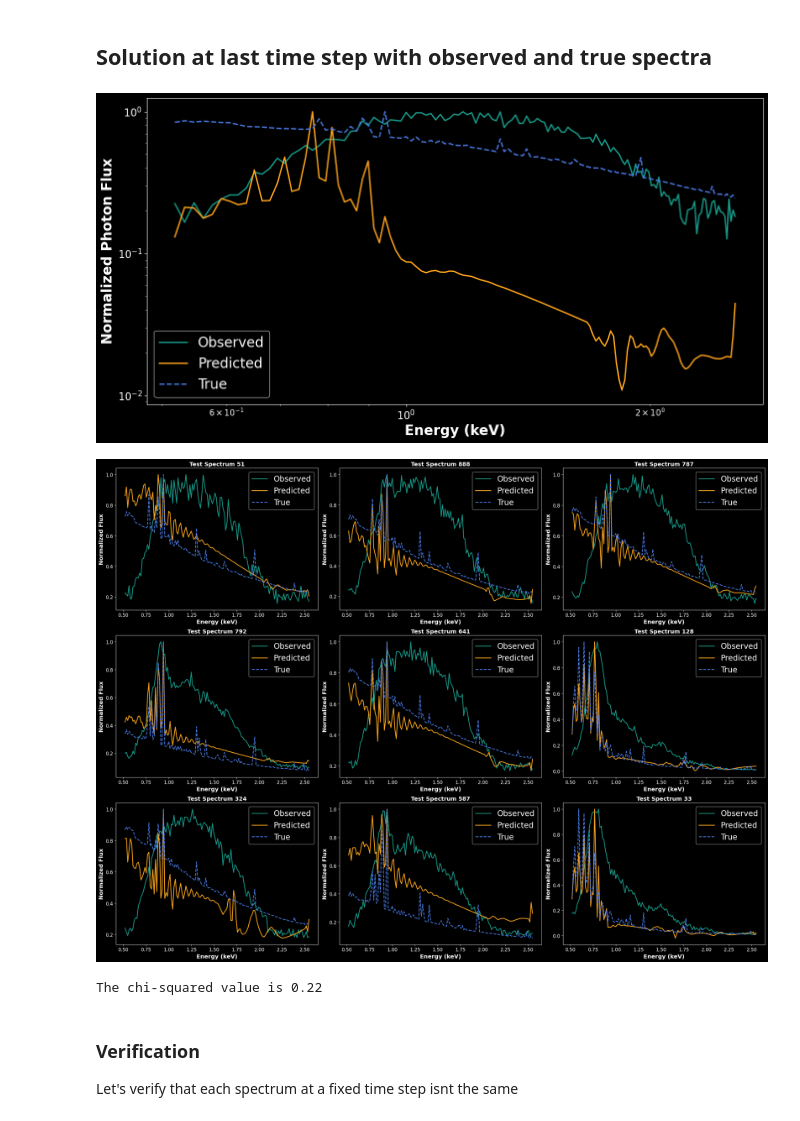
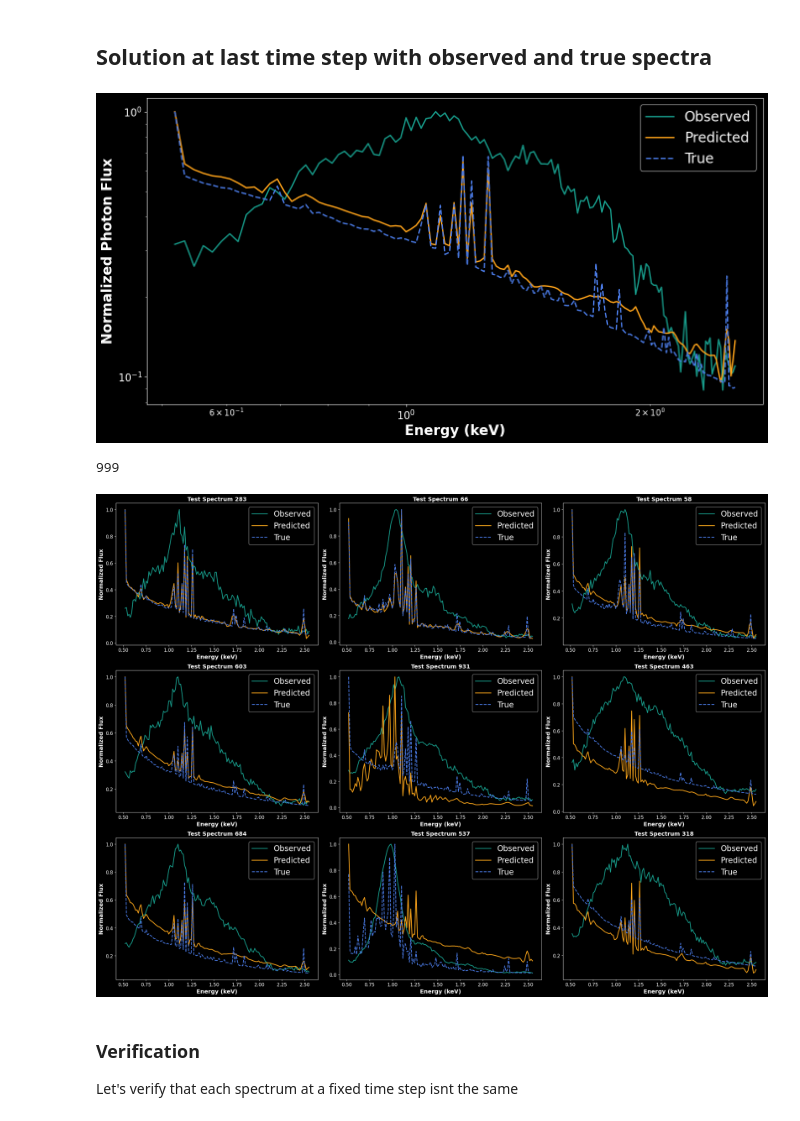
Before and after one commit to crhea93/astroRIM, a Jupyter notebook: Notebooks/Analysis.ipynb, the cells around one changed output. Drawn from its saved outputs; the diff is of its cells as text; code cells hidden in the pictures.

```diff
--- a/Notebooks/Analysis.ipynb
+++ b/Notebooks/Analysis.ipynb
@@ -12,13 +12,13 @@ from scipy.stats import chisquare
 plt.style.use("/home/carterrhea/Documents/dark.mplstyle")
 # %%
 # Path to rmfs (A)
-responses_data = pickle.load(open('../../RIM_data/rmfs_2202.pkl', 'rb'))
+responses_data = pickle.load(open('/home/carterrhea/Documents/RIM_data/rmfs_new.pkl', 'rb'))
 # Path to observed spectra (y)
-spectra_data = pickle.load(open('../../RIM_data/spectra_2202.pkl', 'rb'))
+spectra_data = pickle.load(open('/home/carterrhea/Documents/RIM_data/spectra_new.pkl', 'rb'))
 # Path to true spectra (x)
-true_spectra_data = pickle.load(open('../../RIM_data/true_2202.pkl', 'rb'))
+true_spectra_data = pickle.load(open('/home/carterrhea/Documents/RIM_data/true_new.pkl', 'rb'))
 # Trained RIM solutions
-ysol  = pickle.load(open('/home/carterrhea/Downloads/ysol_test_1000n_30e_4ts_32b_2.00E-03lr_2202.pkl', 'rb'))
+ysol  = pickle.load(open('/home/carterrhea/Downloads/ysol_test_1500n_50e_4ts_32b_2.00E-03lr_new.pkl', 'rb'))
 # These values are defined for this specific problem
 min_ = 35
 max_ = 175
@@ -28,7 +28,6 @@ spectra_y = [data[1][0][1][min_:max_] for data in spectra_data.items()]
 true_spectra_y = [data[1] for data in true_spectra_data.items()]
 spectra_response = [data[1][1] for data in spectra_data.items()]
 responses = [responses_data[val][min_:max_,min_:max_] for val in spectra_response]
-
 # Create training and validation sets
 valid_percentage = 0.9
 test_percentage = 1.0
@@ -60,7 +59,7 @@ And we can query a single time step of this solution with deconvolved[i][t]
 Here we query the first solution
 # %%
 fig = plt.figure(figsize=(16,8))
-for i in range(5):
+for i in range(2):
     ysol_plot = deconvolved[-1][2*i]
     plt.plot(spectra_x[-1], ysol_plot/np.max(ysol_plot), label='Time %i'%(2*i), linewidth=2)
 plt.legend()
@@ -75,7 +74,7 @@ IndexError: index 4 is out of bounds for axis 0 with size 4
 ## Solution at last time step with observed and true spectra
 # %%
 fig = plt.figure(figsize=(16,8))
-test_index = -1
+test_index = -10
 ysol_plot = deconvolved[test_index][-1]  # Last solution at last time step
 plt.plot(spectra_x[-1], Y_test[test_index]/np.max(Y_test[test_index]), label='Observed')
 plt.plot(spectra_x[-1], ysol_plot/np.max(ysol_plot), label='Predicted', linewidth=2, color='C2')
@@ -89,36 +88,38 @@ plt.xticks(fontsize = 15)
 plt.yticks(fontsize = 15)
 plt.savefig('../../RIM_Plots/RIM_results.png', facecolor='None', edgecolor='none')
 # %% [output]
-[figure, old version]
+[figure, new version]
+# %%
+int((test_percentage-valid_percentage)*len_X)
+# %% [output]
+999
 # %%
 nrows = 3
 ncols = 3
 fig, axs = plt.subplots(nrows, ncols, figsize=(24,18))
 plt.ylabel('Normalized Photon Flux')
 plt.xlabel('Energy (keV)')
 for i in range(nrows):
     for j in range(ncols):
-        test_index = int(np.random.uniform(0,992))
+        test_index = int(np.random.uniform(0, int((test_percentage-valid_percentage)*len_X)-10))
         ysol_plot = deconvolved[test_index][-1]  # Last solution at last time step
         axs[i,j].plot(spectra_x[-1], Y_test[test_index]/np.max(Y_test[test_index]), label='Observed')
         axs[i,j].plot(spectra_x[-1], ysol_plot/np.max(ysol_plot), label='Predicted', linewidth=2, color='C2')
         axs[i,j].plot(spectra_x[-1], X_test[test_index][-1][min_:max_]/np.max(X_test[test_index][-1][min_:max_]), label='True', linestyle='--', color='C3')
         axs[i,j].legend(loc=1, prop={'size': 20})
         axs[i,j].title.set_text('Test Spectrum %i'%test_index)
         axs[i,j].set_facecolor('None')
         axs[i,j].set_ylabel('Normalized Flux')
         axs[i,j].set_xlabel('Energy (keV)')
 
 plt.tight_layout()
 
 plt.savefig('../../RIM_Plots/RIM_results_random_sample.png', facecolor='None', edgecolor='none')
 # %% [output]
-[figure, old version]
+[figure, new version]
 # %%
 chisq=np.sum((X_test[1][-1][min_:max_]- deconvolved[1][-1])**2)
 print('The chi-squared value is %.2f'%chisq)
-# %% [output]
-The chi-squared value is 0.22
 # %% [markdown]
 ### Verification
 Let's verify that each spectrum at a fixed time step isnt the same
```
Also changed, not shown: parts of 4 cells of this notebook, 30 other files.
